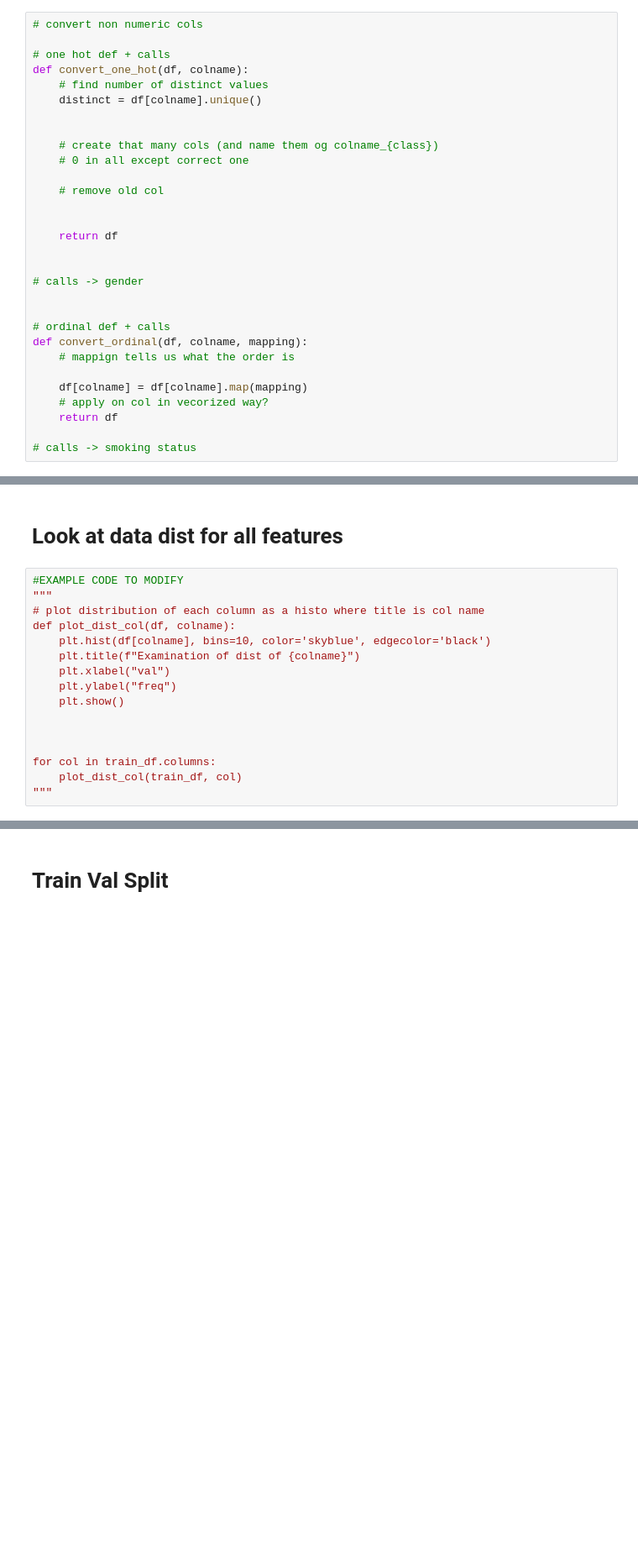
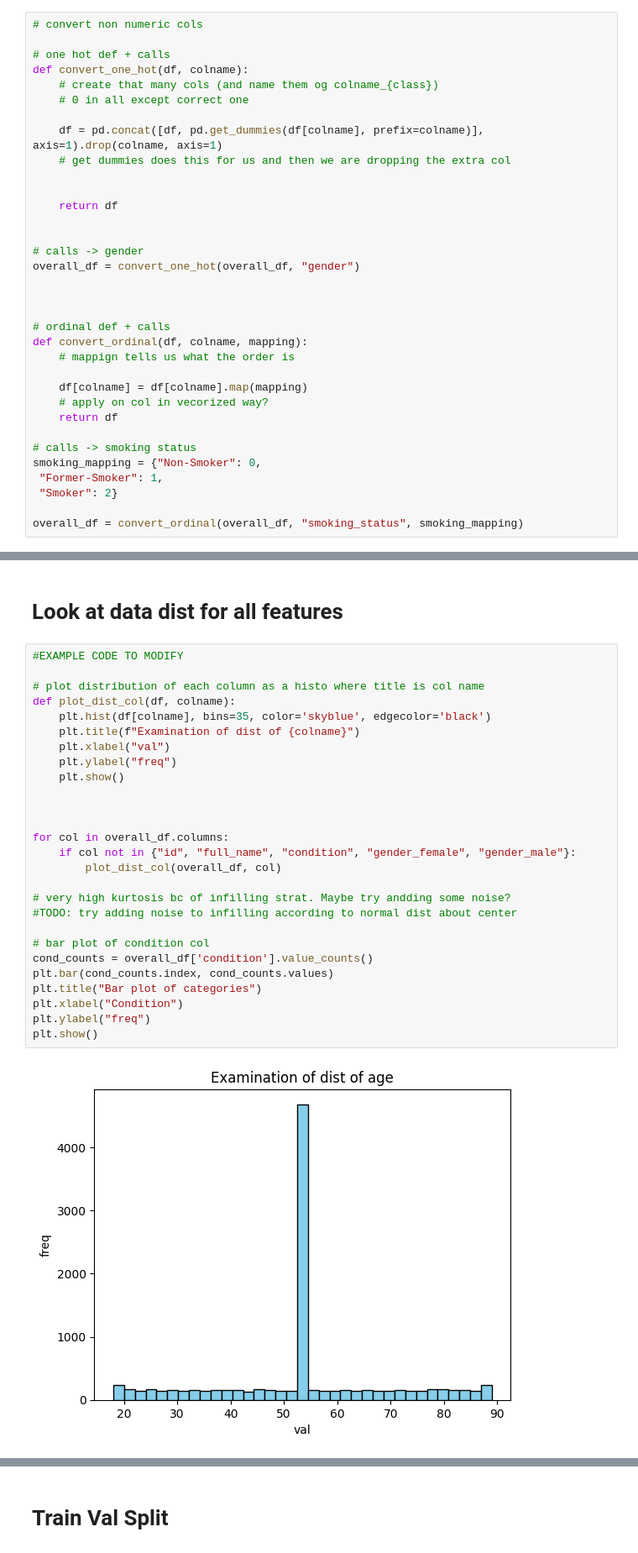
Before and after one commit to JackWilson05/KaggleComps, a Jupyter notebook: MedicalCondPred1_12/medical_pred.ipynb, the cells around one changed output, grey strips where cells are left out. Shown at 84% size. Drawn from its saved outputs; the diff is of its cells as text; blank space fills up the shorter version.

Commit message:
finished data cleaning and analysis. may have a problem with infilling with just mean, considering adding noise or more realistically filling

```diff
--- a/MedicalCondPred1_12/medical_pred.ipynb
+++ b/MedicalCondPred1_12/medical_pred.ipynb
@@ -90,20 +90,19 @@ for col in ["age", "bmi", "blood_pressure", "glucose_levels"]:
 
 # one hot def + calls
 def convert_one_hot(df, colname):
-    # find number of distinct values
-    distinct = df[colname].unique()
-
-
     # create that many cols (and name them og colname_{class})
     # 0 in all except correct one
 
-    # remove old col
+    df = pd.concat([df, pd.get_dummies(df[colname], prefix=colname)], axis=1).drop(colname, axis=1)
+    # get dummies does this for us and then we are dropping the extra col
 
 
     return df
 
 
 # calls -> gender
+overall_df = convert_one_hot(overall_df, "gender")
+
 
 
 # ordinal def + calls
@@ -115,4 +114,9 @@ def convert_ordinal(df, colname, mapping):
     return df
 
 # calls -> smoking status
+smoking_mapping = {"Non-Smoker": 0,
+ "Former-Smoker": 1,
+ "Smoker": 2}
+
+overall_df = convert_ordinal(overall_df, "smoking_status", smoking_mapping)
 # %%
@@ -121,17 +138,30 @@ def convert_ordinal(df, colname, mapping):
 # Look at data dist for all features
 # %%
 #EXAMPLE CODE TO MODIFY
-"""
+
 # plot distribution of each column as a histo where title is col name
 def plot_dist_col(df, colname):
-    plt.hist(df[colname], bins=10, color='skyblue', edgecolor='black')
+    plt.hist(df[colname], bins=35, color='skyblue', edgecolor='black')
     plt.title(f"Examination of dist of {colname}")
     plt.xlabel("val")
     plt.ylabel("freq")
     plt.show()
 
 
 
-for col in train_df.columns:
-    plot_dist_col(train_df, col)
-"""
+for col in overall_df.columns:
+    if col not in {"id", "full_name", "condition", "gender_female", "gender_male"}:
+        plot_dist_col(overall_df, col)
+
+# very high kurtosis bc of infilling strat. Maybe try andding some noise?
+#TODO: try adding noise to infilling according to normal dist about center
+
+# bar plot of condition col
+cond_counts = overall_df['condition'].value_counts()
+plt.bar(cond_counts.index, cond_counts.values)
+plt.title("Bar plot of categories")
+plt.xlabel("Condition")
+plt.ylabel("freq")
+plt.show()
+# %% [output]
+[figure, added]
```
Also changed, not shown: parts of 2 cells of this notebook.
